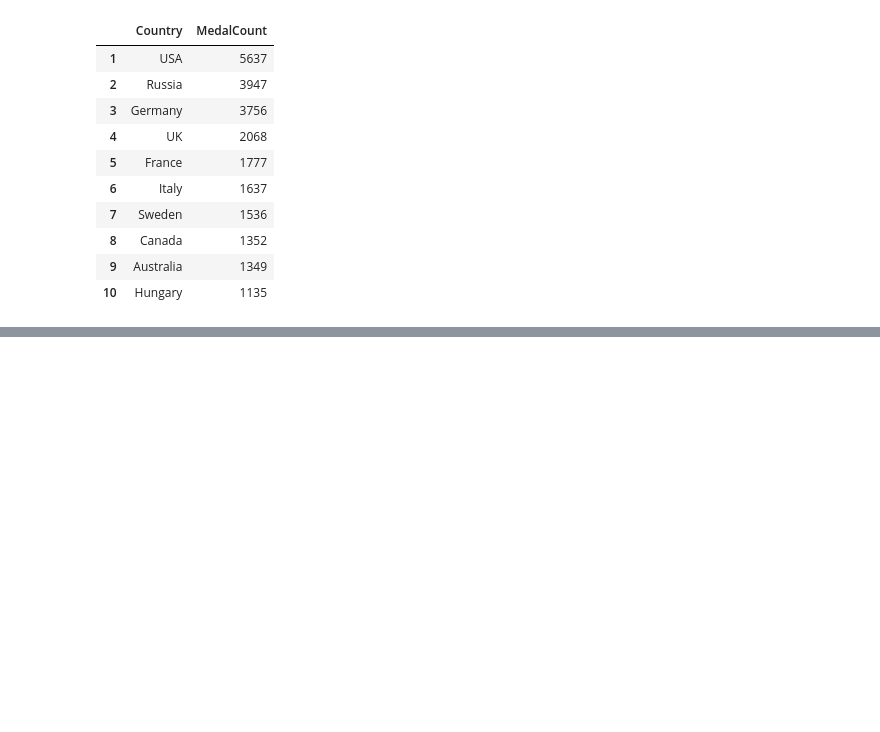
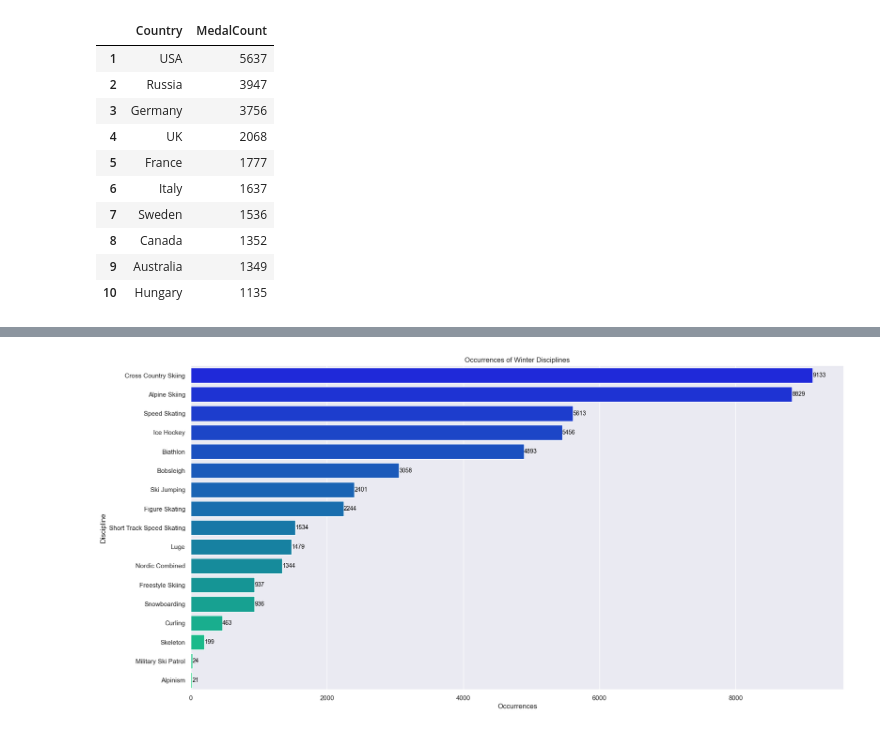
Before and after one commit to kilciukas/Olympic_dataset_exploration, a Jupyter notebook: Notebook_v2/Olimpines_notebook_v2.ipynb, the cells around one changed output, grey strips where cells are left out. Cells and saved outputs as stored; diff of their text form; code cells hidden in the pictures; blank space fills up the shorter version.

```diff
--- a/Notebook_v2/Olimpines_notebook_v2.ipynb
+++ b/Notebook_v2/Olimpines_notebook_v2.ipynb
@@ -116,0 +165,6 @@ sns.countplot(data=medal_counts, x='MedalCount')
+# %%
+disciplines_winter = main[(main.Season == 'Winter')]
+disciplines_winter = disciplines_winter.groupby('Sport')['Season'].count().reset_index()
+disciplines_winter = disciplines_winter.sort_values(by='Season', ascending=False).reset_index(drop=True)
+disciplines_winter.index +=1
+disciplines_winter
@@ -116,0 +190,12 @@ sns.countplot(data=medal_counts, x='MedalCount')
+# %%
+plt.figure(figsize=(20, 10))
+sns.set(style="darkgrid")
+graph = sns.barplot(x='Season', y='Sport', data=disciplines_winter, palette="winter")
+
+plt.xlabel("Occurrences")
+plt.ylabel("Discipline")
+plt.title("Occurrences of Winter Disciplines")
+
+annotate_bars(graph, fontsize=10, color='black')
+# %% [output]
+[figure, added]
```
Also changed, not shown: parts of 8 cells of this notebook.
